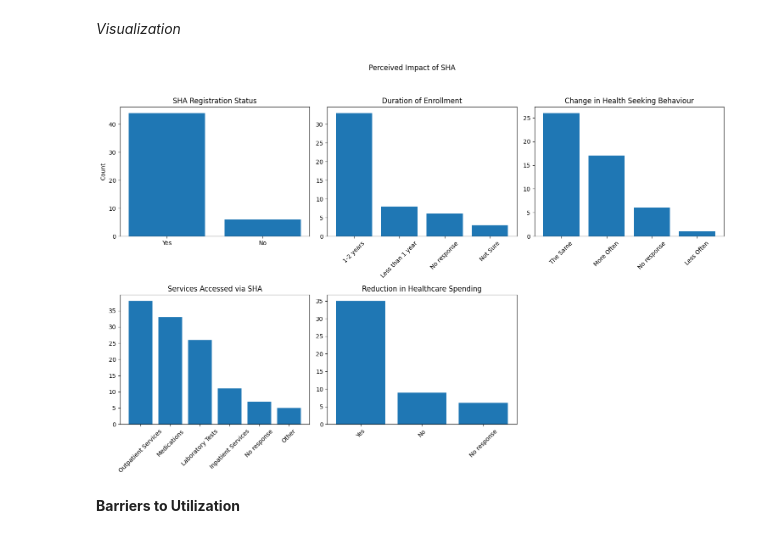
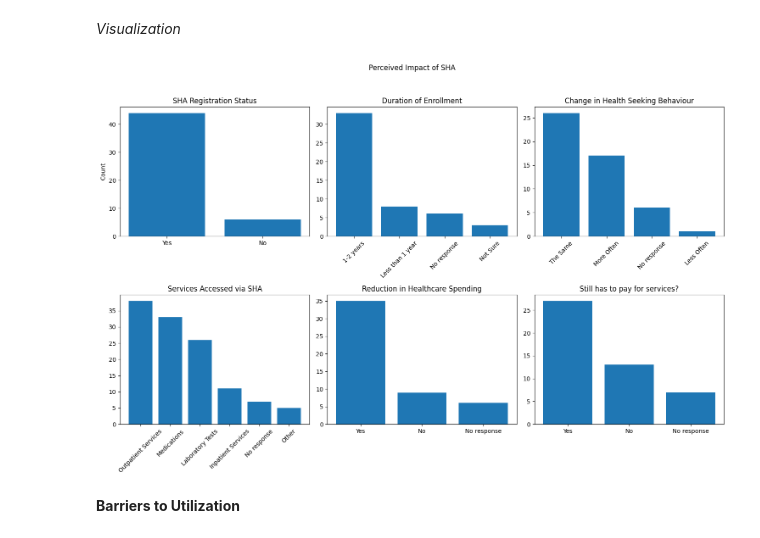
Before and after one commit to DennoCheru/Mosoriot, a Jupyter notebook: Mosoriot.ipynb, the cells around one changed output. Cells and saved outputs as stored; diff of their text form; code cells hidden in the pictures.

```diff
--- a/Mosoriot.ipynb
+++ b/Mosoriot.ipynb
@@ -487,36 +583,39 @@ axes[1].bar(
 axes[1].set_title('Duration of Enrollment')
 axes[1].tick_params(axis='x',rotation=45)
 
 # Change in health seeking behaviour
 axes[2].bar(
     df_main['How often do you visit a health facility now compared to before enrolling?'].value_counts().index,
     df_main['How often do you visit a health facility now compared to before enrolling?'].value_counts().values
 )
 axes[2].set_title('Change in Health Seeking Behaviour')
 axes[2].tick_params(axis='x', rotation=45)
 
 # Types of Services accessed
 axes[3].bar(
     df_services['What types of health services have you accessed through SHA?'].value_counts().index,
     df_services['What types of health services have you accessed through SHA?'].value_counts().values,
 )
 axes[3].set_title('Services Accessed via SHA')
 axes[3].tick_params(axis='x', rotation=45)
 
 # Reduction in Personal Spending
 axes[4].bar(
     df_main['Has SHA helped reduce the amount of money you personally spend on healthcare?'].value_counts().index,
     df_main['Has SHA helped reduce the amount of money you personally spend on healthcare?'].value_counts().values
 )
 axes[4].set_title('Reduction in Healthcare Spending')
-axes[4].tick_params(axis='x', rotation=45)
 
-fig.delaxes(axes[5])
+axes[5].bar(
+    df_main['Are there healtcare services you stilll have to pay for after enrolling in SHA?'].value_counts().index,
+    df_main['Are there healtcare services you stilll have to pay for after enrolling in SHA?'].value_counts().values
+)
+axes[5].set_title('Still has to pay for services?')
 
 plt.tight_layout(rect=[0,0,1,0.95])
 plt.show()
 # %% [output]
-[figure, old version]
+[figure, new version]
 # %% [markdown]
 **Barriers to Utilization**
 # %% [markdown]
```
Also changed, not shown: parts of 24 cells of this notebook.
